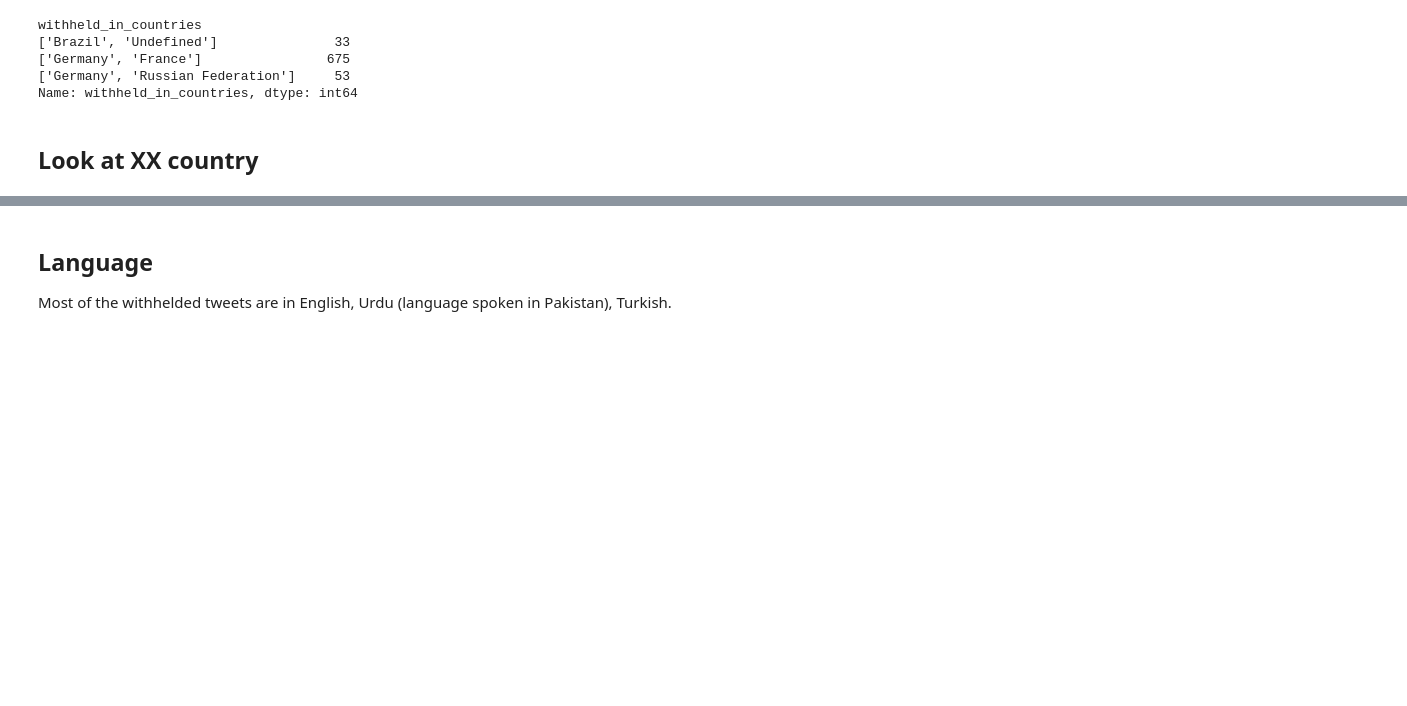
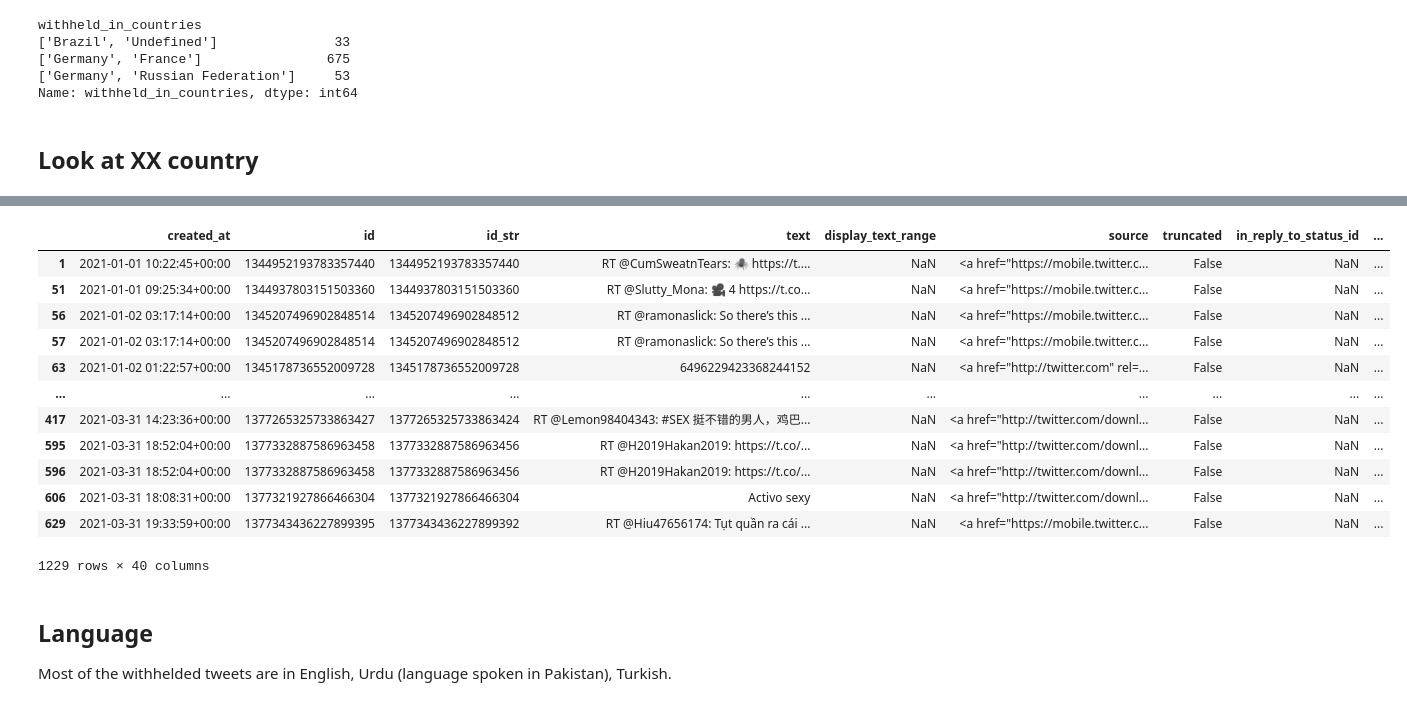
Before and after one commit to EvaLvn/ML_project2, a Jupyter notebook: EDA.ipynb, the cells around one changed output, grey strips where cells are left out. Drawn from its saved outputs; the diff is of its cells as text; code cells hidden in the pictures; blank space fills up the shorter version.

```diff
--- a/EDA.ipynb
+++ b/EDA.ipynb
@@ -186,3 +189,19 @@ language_of_XX.head()
+# %%
+df_cen[df_cen.withheld_in_countries.apply(lambda x : 'XX' in x)]
+# %% [output]
+|  | created_at | id | id_str | text | display_text_range | source | truncated | in_reply_to_status_id | ... |
+| 1 | 2021-01-01 10:22:45+00:00 | 1344952193783357440 | 1344952193783357440 | RT @CumSweatnTears: 🕷️ https://t.... | NaN | <a href="https://mobile.twitter.c... | False | NaN | ... |
+| 51 | 2021-01-01 09:25:34+00:00 | 1344937803151503360 | 1344937803151503360 | RT @Slutty_Mona: 🎥 4 https://t.co... | NaN | <a href="https://mobile.twitter.c... | False | NaN | ... |
+| 56 | 2021-01-02 03:17:14+00:00 | 1345207496902848514 | 1345207496902848512 | RT @ramonaslick: So there’s this ... | NaN | <a href="https://mobile.twitter.c... | False | NaN | ... |
+| 57 | 2021-01-02 03:17:14+00:00 | 1345207496902848514 | 1345207496902848512 | RT @ramonaslick: So there’s this ... | NaN | <a href="https://mobile.twitter.c... | False | NaN | ... |
+| 63 | 2021-01-02 01:22:57+00:00 | 1345178736552009728 | 1345178736552009728 | 6496229423368244152 | NaN | <a href="http://twitter.com" rel=... | False | NaN | ... |
+| ... | ... | ... | ... | ... | ... | ... | ... | ... | ... |
+| 417 | 2021-03-31 14:23:36+00:00 | 1377265325733863427 | 1377265325733863424 | RT @Lemon98404343: #SEX 挺不错的男人，鸡巴... | NaN | <a href="http://twitter.com/downl... | False | NaN | ... |
+| 595 | 2021-03-31 18:52:04+00:00 | 1377332887586963458 | 1377332887586963456 | RT @H2019Hakan2019: https://t.co/... | NaN | <a href="http://twitter.com/downl... | False | NaN | ... |
+| 596 | 2021-03-31 18:52:04+00:00 | 1377332887586963458 | 1377332887586963456 | RT @H2019Hakan2019: https://t.co/... | NaN | <a href="http://twitter.com/downl... | False | NaN | ... |
+| 606 | 2021-03-31 18:08:31+00:00 | 1377321927866466304 | 1377321927866466304 | Activo sexy | NaN | <a href="http://twitter.com/downl... | False | NaN | ... |
+| 629 | 2021-03-31 19:33:59+00:00 | 1377343436227899395 | 1377343436227899392 | RT @Hiu47656174: Tụt quần ra cái ... | NaN | <a href="https://mobile.twitter.c... | False | NaN | ... |
+1229 rows × 40 columns
 # %% [markdown]
 ## Language
 Most of the withhelded tweets are in English, Urdu (language spoken in Pakistan), Turkish.
```
Also changed, not shown: parts of 6 cells of this notebook.
